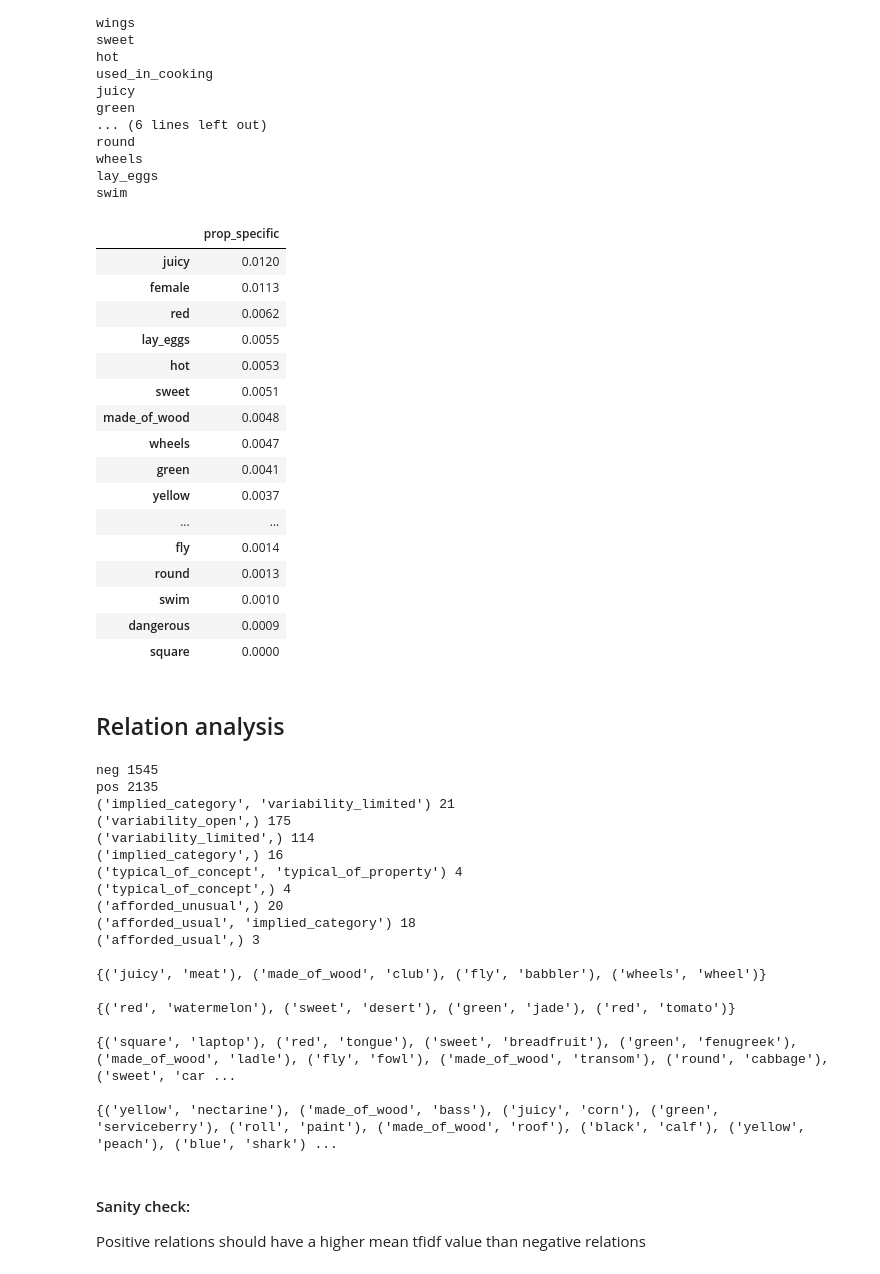
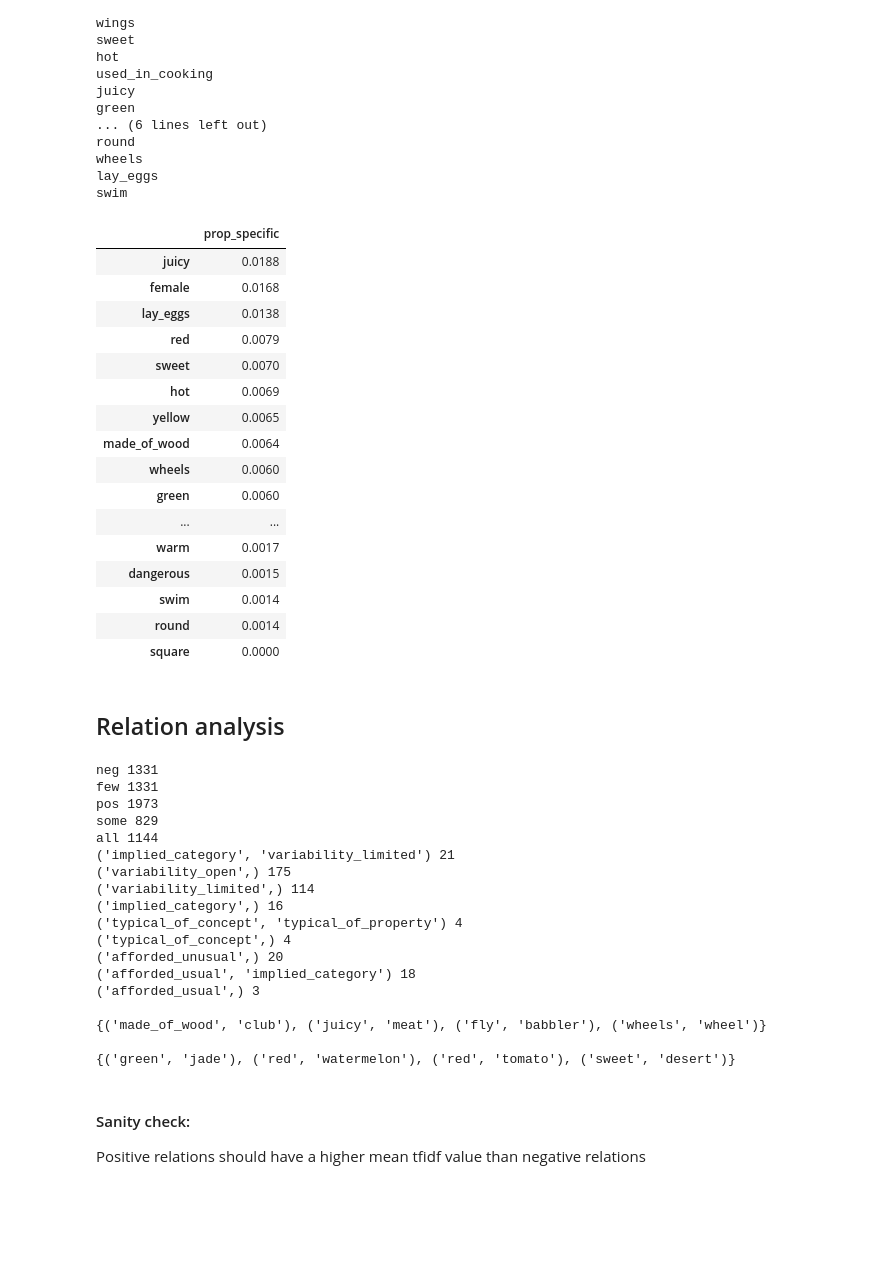
Before and after one commit to PiaSommerauer/corpus_diagnostics, a Jupyter notebook: scripts/Context-analysis.ipynb, the cells around one changed output. Cells and saved outputs as stored; diff of their text form; code cells hidden in the pictures; blank space fills up the shorter version.

```diff
--- a/scripts/Context-analysis.ipynb
+++ b/scripts/Context-analysis.ipynb
@@ -500,6 +514,10 @@ round
 wheels
 lay_eggs
 swim
+# %%
+prop_dict = analyze_evidence.load_prop_data(prop)
+
+#prop_dict
 # %%
 # compare evidence strength across properties - may not make too much sense...
 
@@ -515,49 +533,53 @@ prop_et_strength_dict = defaultdict(dict)
 
 path_evidence = f'../analysis/{model_name}/evidence_{top_cutoff}_{concept_cutoff}-raw-10000-categories'
 
 for prop in properties:
     means_prop = []
+    prop_dict = analyze_evidence.load_prop_data(prop)
+    # only use pos examples:
+    pos_ml_labels = ['all', 'all-some', 'few-some', 'some']
+    concepts_pos = [c for c, d in prop_dict.items() if d['ml_label'] in pos_ml_labels]
     for et in ets:
         means_et = []
         path_dir = f'{path_evidence}/{prop}/{et}'
         if os.path.isdir(path_dir):
             ev_files = [f for f in os.listdir(path_dir) if f.endswith('.csv')]
             for f in ev_files:
                 full_path = f'{path_dir}/{f}'
                 with open(full_path) as infile:
                     data = list(csv.DictReader(infile))
-                    means = [float(d['mean']) for d in data]
+                    means = [float(d['mean']) for d in data if d[''] in concepts_pos]
                     if len(means) > 0:
                         mean = sum(means)/len(means)
                     else:
                         mean = 0.0
                     #means_et.append(mean)
                     means_prop.append(mean)
     if len(means_prop) > 0:
         mean_prop = sum(means_prop)/len(means_prop)
     else:
         mean_prop = 0.0
     prop_et_strength_dict[prop]['prop_specific'] = mean_prop
 
 df = pd.DataFrame(prop_et_strength_dict)
 df.T.sort_values('prop_specific', ascending=False).round(4)
 # %% [output]
 |  | prop_specific |
-| juicy | 0.0120 |
-| female | 0.0113 |
-| red | 0.0062 |
-| lay_eggs | 0.0055 |
-| hot | 0.0053 |
-| sweet | 0.0051 |
-| made_of_wood | 0.0048 |
-| wheels | 0.0047 |
-| green | 0.0041 |
-| yellow | 0.0037 |
+| juicy | 0.0188 |
+| female | 0.0168 |
+| lay_eggs | 0.0138 |
+| red | 0.0079 |
+| sweet | 0.0070 |
+| hot | 0.0069 |
+| yellow | 0.0065 |
+| made_of_wood | 0.0064 |
+| wheels | 0.0060 |
+| green | 0.0060 |
 | ... | ... |
-| fly | 0.0014 |
-| round | 0.0013 |
-| swim | 0.0010 |
-| dangerous | 0.0009 |
+| warm | 0.0017 |
+| dangerous | 0.0015 |
+| swim | 0.0014 |
+| round | 0.0014 |
 | square | 0.0000 |
 # %% [markdown]
 ## Relation analysis
@@ -605,6 +652,7 @@ combinations = [
                     ]
 
 properties = get_properties()
+properties = [p for p in properties if p != 'female']
 relation_pair_dict = get_relation_combinations(properties, combinations)
 for rel, pairs in relation_pair_dict.items():
      print(rel, len(pairs))
@@ -620,12 +668,15 @@ print(relation_pair_dict[('typical_of_concept',  )])
 print()
 print(relation_pair_dict[('typical_of_concept', 'typical_of_property' )])
 print()
-print(relation_pair_dict[('implied_category', 'variability_limited', )])
-print()
-print(relation_pair_dict[('variability_limited', )])
+# print(relation_pair_dict[('implied_category', 'variability_limited', )])
+# print()
+# print(relation_pair_dict[('variability_limited', )])
 # %% [output]
-neg 1545
-pos 2135
+neg 1331
+few 1331
+pos 1973
+some 829
+all 1144
 ('implied_category', 'variability_limited') 21
 ('variability_open',) 175
 ('variability_limited',) 114
@@ -636,13 +687,9 @@ pos 2135
 ('afforded_usual', 'implied_category') 18
 ('afforded_usual',) 3
 
-{('juicy', 'meat'), ('made_of_wood', 'club'), ('fly', 'babbler'), ('wheels', 'wheel')}
+{('made_of_wood', 'club'), ('juicy', 'meat'), ('fly', 'babbler'), ('wheels', 'wheel')}
 
-{('red', 'watermelon'), ('sweet', 'desert'), ('green', 'jade'), ('red', 'tomato')}
-
-{('square', 'laptop'), ('red', 'tongue'), ('sweet', 'breadfruit'), ('green', 'fenugreek'), ('made_of_wood', 'ladle'), ('fly', 'fowl'), ('made_of_wood', 'transom'), ('round', 'cabbage'), ('sweet', 'car ...
-
-{('yellow', 'nectarine'), ('made_of_wood', 'bass'), ('juicy', 'corn'), ('green', 'serviceberry'), ('roll', 'paint'), ('made_of_wood', 'roof'), ('black', 'calf'), ('yellow', 'peach'), ('blue', 'shark') ...
+{('green', 'jade'), ('red', 'watermelon'), ('red', 'tomato'), ('sweet', 'desert')}
 # %%
 # focus on prop-specific evidence types
 
```
Also changed, not shown: parts of 14 cells of this notebook, 10 other files.
